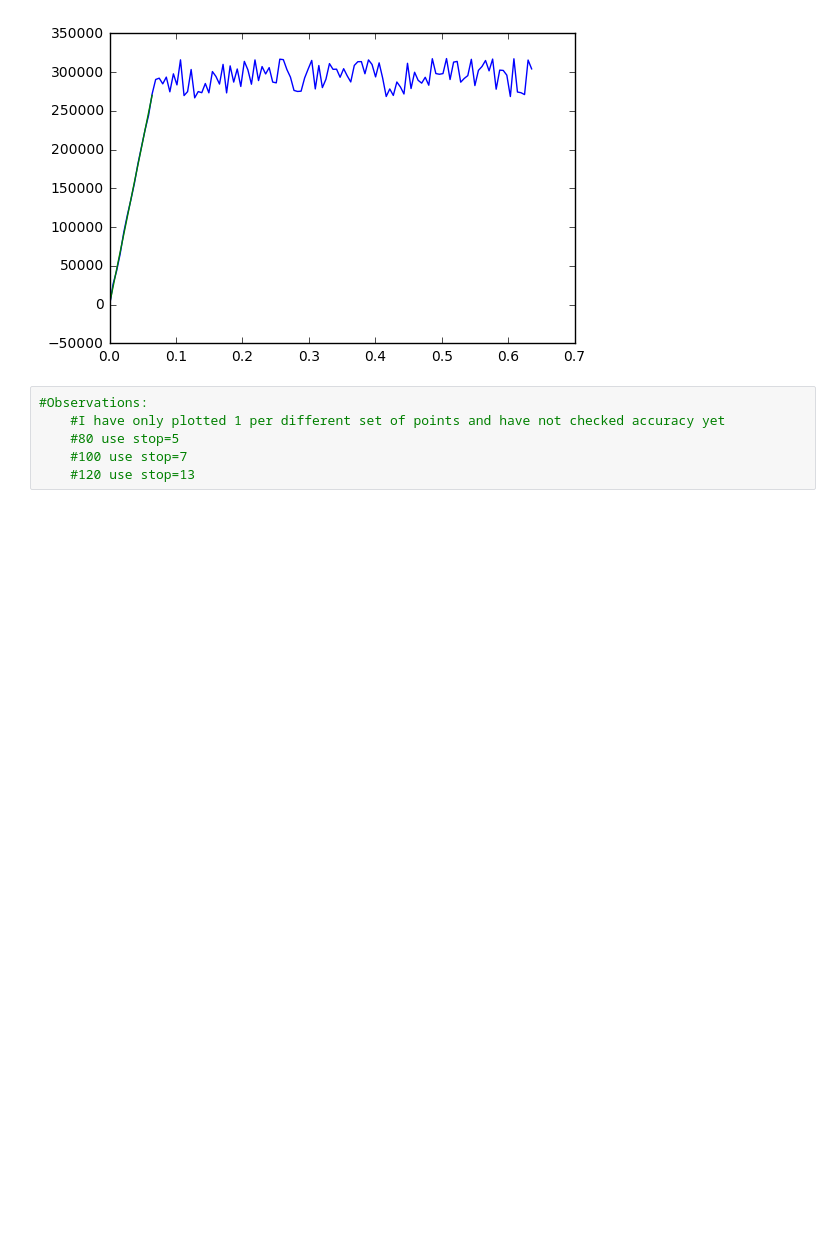
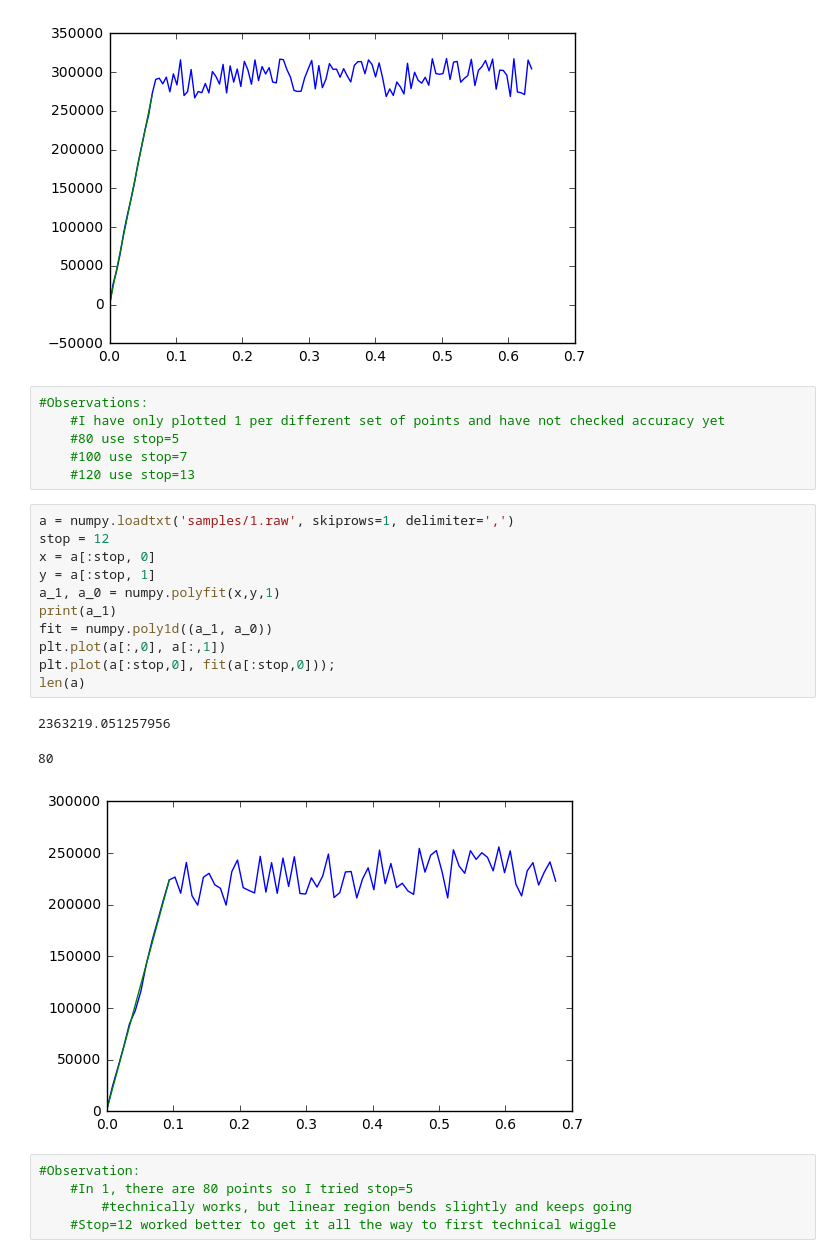
Before and after one commit to KatelynBoettcher/project1, a Jupyter notebook: KRB-Scratch.ipynb, the cells around one changed output. Drawn from its saved outputs; the diff is of its cells as text; blank space fills up the shorter version.

Commit message:
Specific observations on (1, 80) was made to compare stop=5 and stop=12

```diff
--- a/KRB-Scratch.ipynb
+++ b/KRB-Scratch.ipynb
@@ -239,3 +239,23 @@ len(a)
     #80 use stop=5
     #100 use stop=7
     #120 use stop=13
+# %%
+a = numpy.loadtxt('samples/1.raw', skiprows=1, delimiter=',')
+stop = 12
+x = a[:stop, 0]
+y = a[:stop, 1]
+a_1, a_0 = numpy.polyfit(x,y,1)
+print(a_1)
+fit = numpy.poly1d((a_1, a_0))
+plt.plot(a[:,0], a[:,1])
+plt.plot(a[:stop,0], fit(a[:stop,0]));
+len(a)
+# %% [output]
+2363219.051257956
+80
+[figure, added]
+# %%
+#Observation:
+    #In 1, there are 80 points so I tried stop=5
+        #technically works, but linear region bends slightly and keeps going
+    #Stop=12 worked better to get it all the way to first technical wiggle
```
